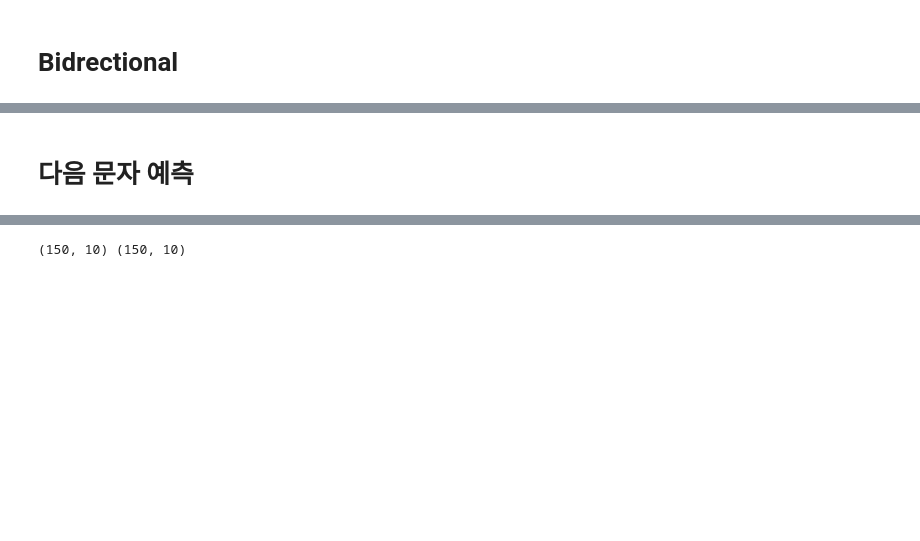
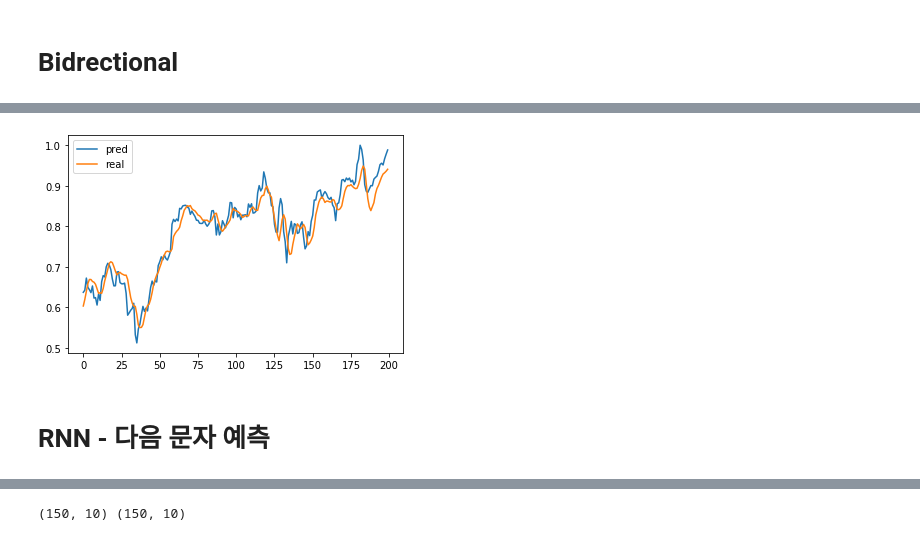
Before and after one commit to sungalex/aiqa, a Jupyter notebook: RNN_LSTM_example.ipynb, the cells around one changed output, grey strips where cells are left out. Cells and saved outputs as stored; diff of their text form; code cells hidden in the pictures; blank space fills up the shorter version.

```diff
--- a/RNN_LSTM_example.ipynb
+++ b/RNN_LSTM_example.ipynb
@@ -457,6 +449,15 @@ Epoch 50/50
 <tensorflow.python.keras.callbacks.History at 0x...>
+# %%
+y_pred = model2.predict(x_test)
+
+plt.plot(y_test)
+plt.plot(y_pred)
+plt.legend(['pred', 'real'])
+plt.show()
+# %% [output]
+[figure, added]
 # %% [markdown]
-# 다음 문자 예측
+# RNN - 다음 문자 예측
 # %%
 contents = """
 여린 부리 파랑새
```
Also changed, not shown: parts of 40 cells of this notebook.
